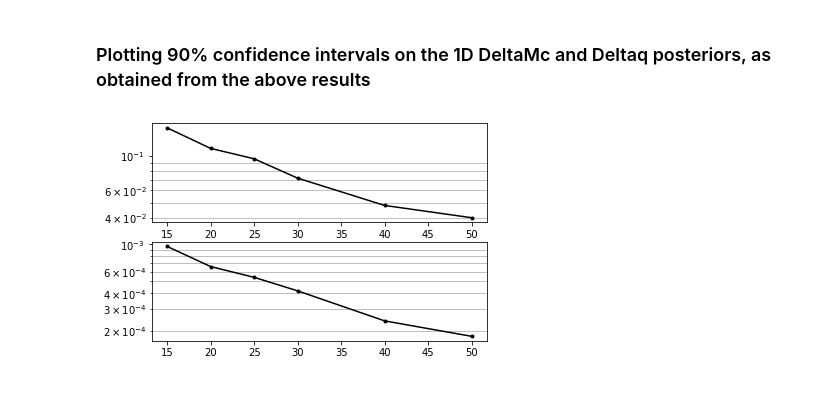
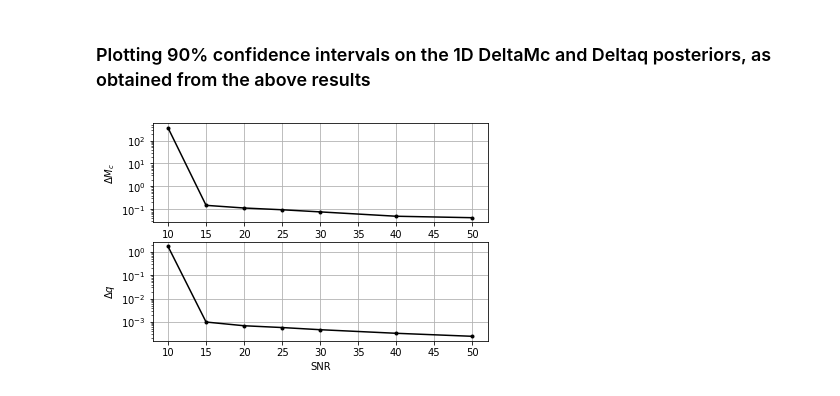
Before and after one commit to abhirup-ghosh/gr_consistency_highermodes, a Jupyter notebook: notebooks/compare_snr_15_25.ipynb, the cells around one changed output. Drawn from its saved outputs; the diff is of its cells as text; code cells hidden in the pictures.

Commit message:
updated notebook for SNR vs 90%CI plots

```diff
--- a/notebooks/compare_snr_15_25.ipynb
+++ b/notebooks/compare_snr_15_25.ipynb
@@ -58,8 +58,7 @@ def calc_cred_intervals_in_1d(P, x):
 # %% [markdown]
 ### Define some variables universal for all SNR runs
 # %%
-nwalkers, num_iter, ndim = 100, 3000, 11
-n_burnin = 1000
+nwalkers, ndim = 100, 11
 color = ['c', 'k', '#0072b2', '#CC79A7']
-snr_list = [8, 10, 12, 15, 20, 25, 30, 40, 50]
+snr_list = [10, 15, 20, 25, 30, 40, 50]
 # %% [markdown]
@@ -70,8 +69,10 @@ dq_90_CI = []
 
 for (idx,snr) in enumerate(snr_list):
 
-    if snr == 8 or snr == 10 or snr ==12:
-        num_iter = 10000
+    if snr == 10:
+        num_iter, n_burnin = 10000, 5000
+    else:
+        num_iter, n_burnin = 3000, 1000
 
     if snr == 25:
 
@@ -96,8 +97,11 @@ for (idx,snr) in enumerate(snr_list):
     dq_1d = q - q1
 
     Nbins = 101
-    dmc_bins = np.linspace(-0.4, 0.4, Nbins)
-    dq_bins = np.linspace(-0.003, 0.003, Nbins)
+
+    dmc_lim = max(max(np.absolute(dmc_2d)),max(np.absolute(dmc_1d)))
+    dq_lim = max(max(np.absolute(dq_2d)),max(np.absolute(dq_1d)))
+    dmc_bins = np.linspace(-dmc_lim, dmc_lim, Nbins)
+    dq_bins = np.linspace(-dq_lim, dq_lim, Nbins)
     dmc = np.mean(np.diff(dmc_bins))
     dq = np.mean(np.diff(dq_bins))
 
@@ -141,7 +145,7 @@ for (idx,snr) in enumerate(snr_list):
     ax1.set_ylabel('$P(\Delta M_c)$',fontsize=14)
     #ax1.set_xticks(np.arange(-0.2, 0.25, 0.1))
     #ax1.set_xticklabels(np.arange(-0.2, 0.25, 0.1), fontsize=12)
-    ax1.set_xlim(-0.25,0.3)
+    ax1.set_xlim(-dmc_lim, dmc_lim)
     #ax1.set_ylim(0,np.max(P_dmc_1d)*1.01)
     ax1.xaxis.tick_top()
     #ax1.set_yticks([])
@@ -153,8 +157,8 @@ for (idx,snr) in enumerate(snr_list):
     ax3.set_ylabel('$\Delta q \, \\times \, 10^{3}$',fontsize=14)
     #ax3.set_xticks([])
     #ax3.set_yticks([])
-    ax3.set_xlim(-0.25,0.3)
-    ax3.set_ylim(-2e-3,2e-3)
+    ax3.set_xlim(-dmc_lim, dmc_lim)
+    ax3.set_ylim(-dq_lim, dq_lim)
 
     ax2.plot(tgr.gf(P_dq_1d), dq_intp,color=color[0], lw=1.5)
     ax2.plot(tgr.gf(P_dq_marg), dq_intp,color=color[1], lw=1.5)
@@ -167,7 +171,7 @@ for (idx,snr) in enumerate(snr_list):
     ax2.set_xticks([])
     #ax2.set_yticks(np.arange(-0.0015, 0.0015, 0.0005))
     #ax2.set_yticklabels(np.arange(-1.5, 1.5, 0.5), fontsize=12)
-    ax2.set_ylim(-2e-3,2e-3)
+    ax2.set_ylim(-dq_lim, dq_lim)
     #ax2.set_xlim(0,np.max(P_dq_1d)*1.01)
     ax2.yaxis.tick_right()
     plt.tight_layout()
@@ -188,13 +194,16 @@ SNR = 50; 90percent CI on DeltaMc = 0.04; 90percent CI on Deltaq = 0.00018
 # %% [markdown]
 ### Plotting 90% confidence intervals on the 1D DeltaMc and Deltaq posteriors, as obtained from the above results
 # %%
-plt.plot(figsize=(8,8))
+plt.plot(figsize=(10,8))
 plt.subplot(211)
 plt.semilogy(snr_list, dmc_90_CI, color='k', marker='.')
-plt.grid(which='minor', axis='both')
+plt.ylabel('$\Delta M_c$')
+plt.grid(True)
 plt.subplot(212)
 plt.semilogy(snr_list, dq_90_CI, color='k', marker='.')
-plt.grid(which='minor', axis='both')
+plt.grid(True)
+plt.ylabel('$\Delta q$')
+plt.xlabel('SNR')
 plt.show()
 # %% [output]
-[figure, old version]
+[figure, new version]
```
Also changed, not shown: parts of 2 cells of this notebook.
